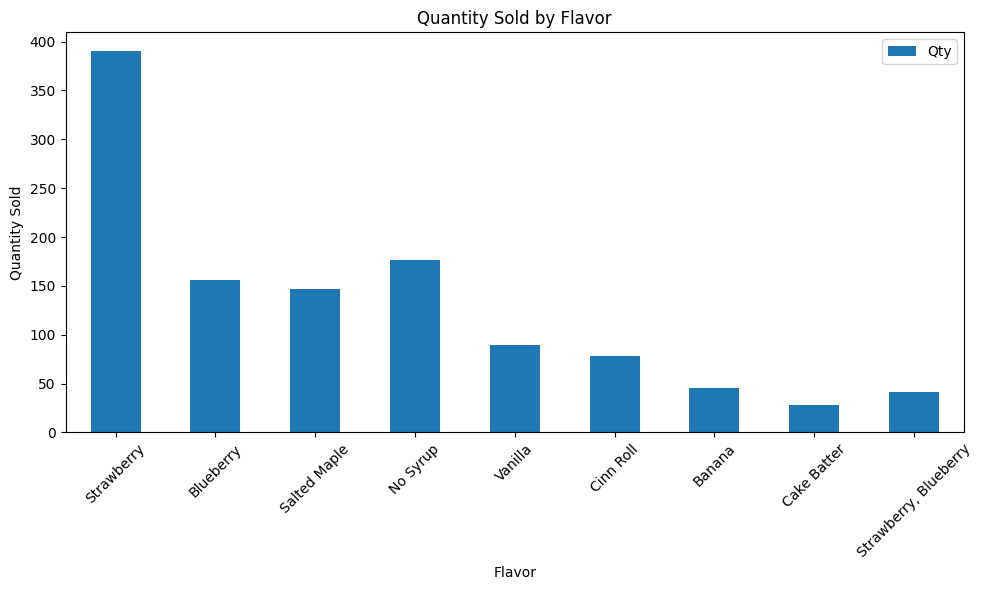
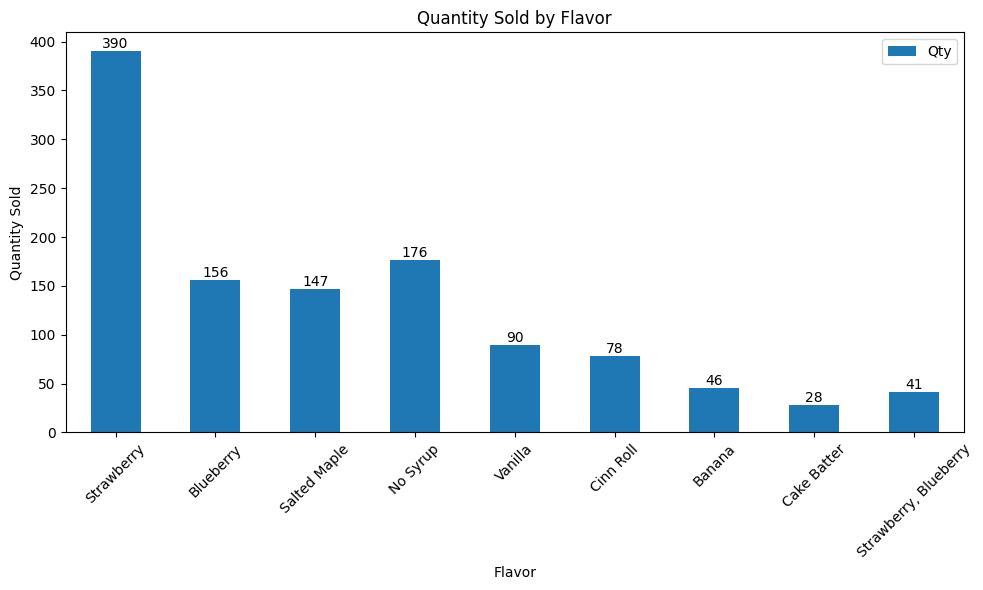
Unified diff of the notebook cell whose output changed from the first chart to the second:
--- before
+++ after
@@ -5,3 +5,6 @@
 plt.xticks(rotation=45)
 plt.tight_layout()
+for container in plt.gca().containers:
+    labels = [f"{v:,.0f}" if v > 0 else "" for v in container.datavalues]
+    plt.gca().bar_label(container, labels=labels, label_type="edge")
 plt.show()

Commit: fix line plot